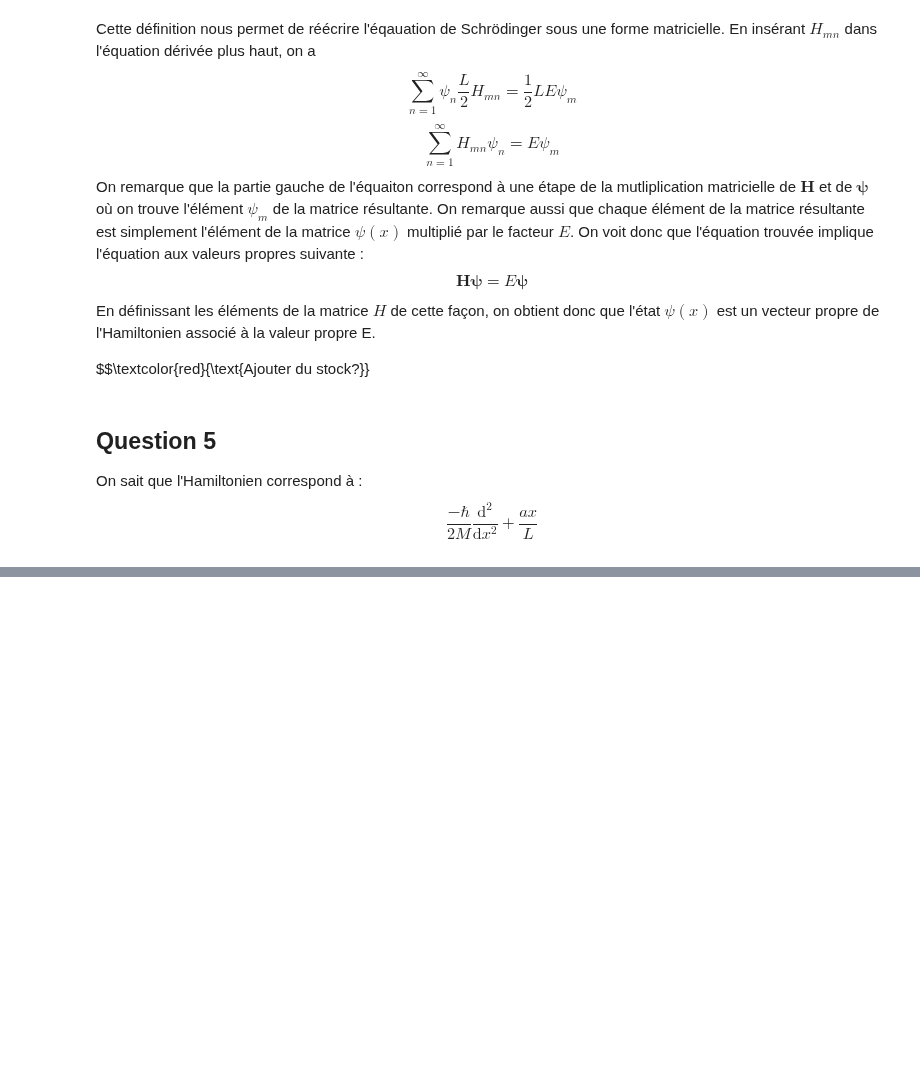
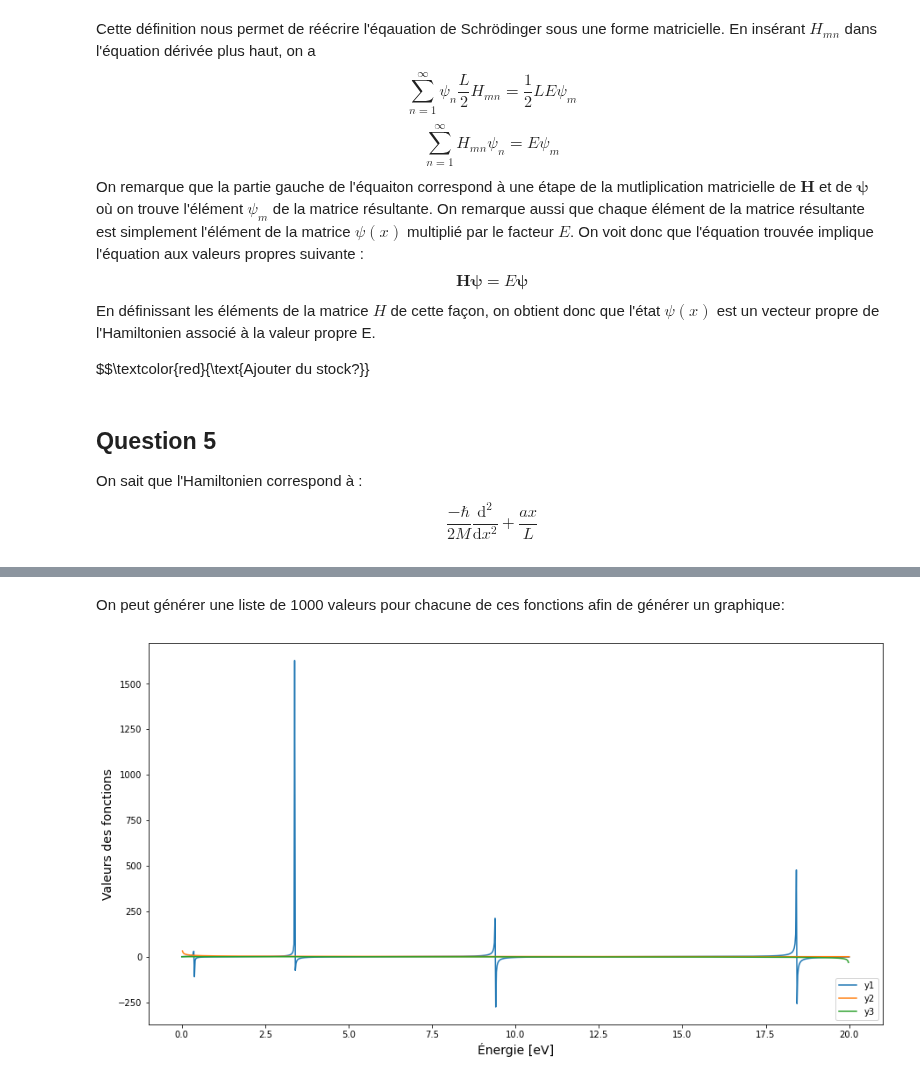
Before and after one commit to Jordan-Charest/PhysNum, a Jupyter notebook: TP2/TP2_Jo.ipynb, the cells around one changed output, grey strips where cells are left out. Cells and saved outputs as stored; diff of their text form; code cells hidden in the pictures; blank space fills up the shorter version.

```diff
--- a/TP2/TP2_Jo.ipynb
+++ b/TP2/TP2_Jo.ipynb
@@ -316,0 +323,6 @@ $$\frac{-\hbar}{2M}\frac{\text{d}^2}{\text{d}x^2} + \frac{ax}{L}$$
+# %%
+toJ = 1.602176565*10**(-19) # Facteur de conversion eV --> J
+hbar = 1.054571817*10**(-34)# J s
+m = 9.1094*10**(-31) # kg
+w = 1*10**(-9) # m
+V = 20*toJ # J
@@ -316,0 +342,36 @@ $$\frac{-\hbar}{2M}\frac{\text{d}^2}{\text{d}x^2} + \frac{ax}{L}$$
+# %%
+# But: retourner une liste de valeurs des trois fonctions pour des énergies allant de 0 à max
+# Arguments:
+# N: nombre de divisions du linspace
+# max: valeur maximale d'énergie du linspace
+# w: largeur du puits en m
+# V: hauteur du puits en eV
+
+def fonctions(N, max, w, V):
+
+    n = np.linspace(0, max, N)
+
+    y1 = [np.tan(np.sqrt(w**2 * m * E*toJ / (2 * hbar**2))) for E in n]
+    y2 = [np.sqrt((V-E) / E) for E in n]
+    y3 = [-np.sqrt(E / (V-E)) for E in n]
+
+    return y1, y2, y3, n
+# %% [markdown]
+On peut générer une liste de 1000 valeurs pour chacune de ces fonctions afin de générer un graphique:
+# %%
+y1, y2, y3, E = fonctions(1000, 20, w, 20)
+
+# On effectue le graphique
+ax = plt.figure(figsize=(15,8))
+plt.plot(E, y1, label='y1')
+plt.plot(E, y2, label='y2')
+plt.plot(E, y3, label='y3')
+plt.xlabel('Énergie [eV]', fontsize=14)
+plt.ylabel("Valeurs des fonctions", fontsize=14)
+#plt.ylim(-10,10)
+
+# On positionne la légende
+plt.legend(loc='lower right')
+plt.show()
+# %% [output]
+[figure, added]
```
Also changed, not shown: parts of 11 cells of this notebook, 1 other file.
